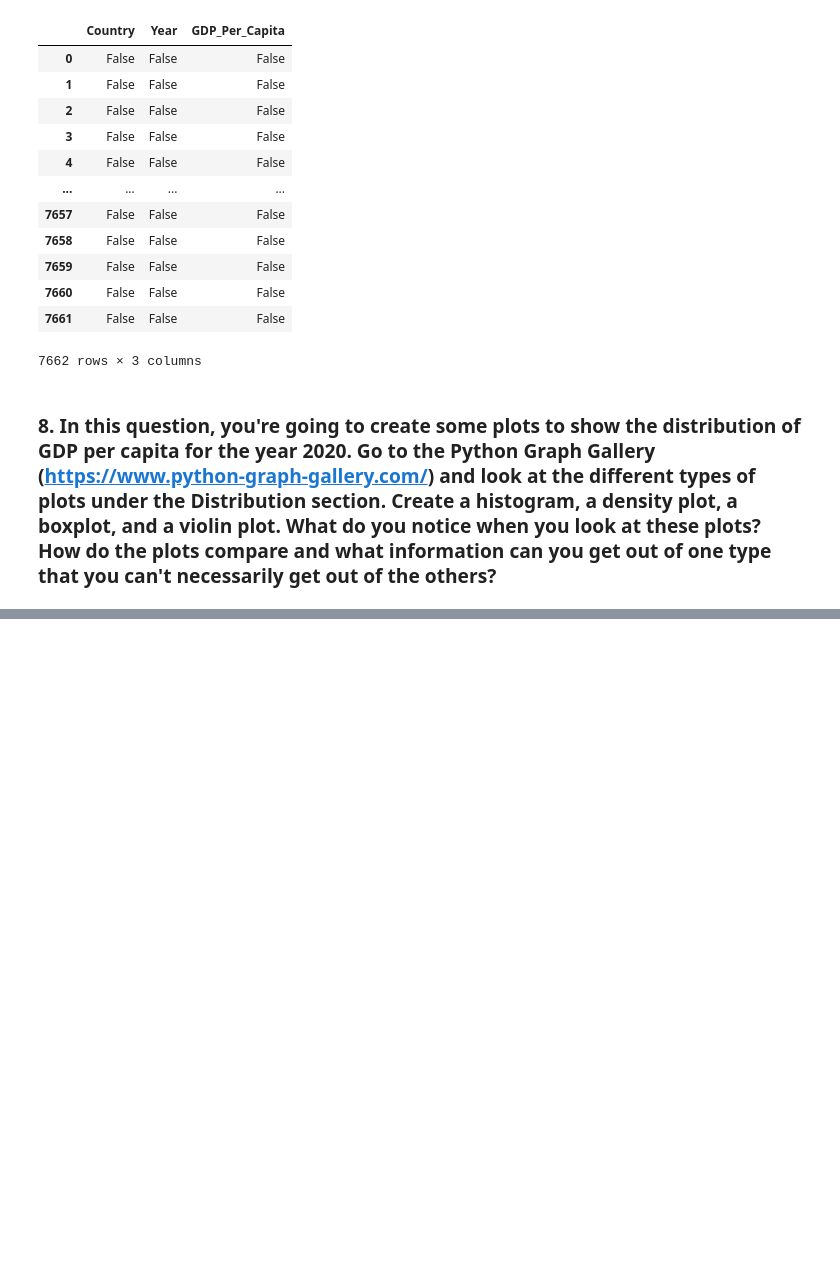
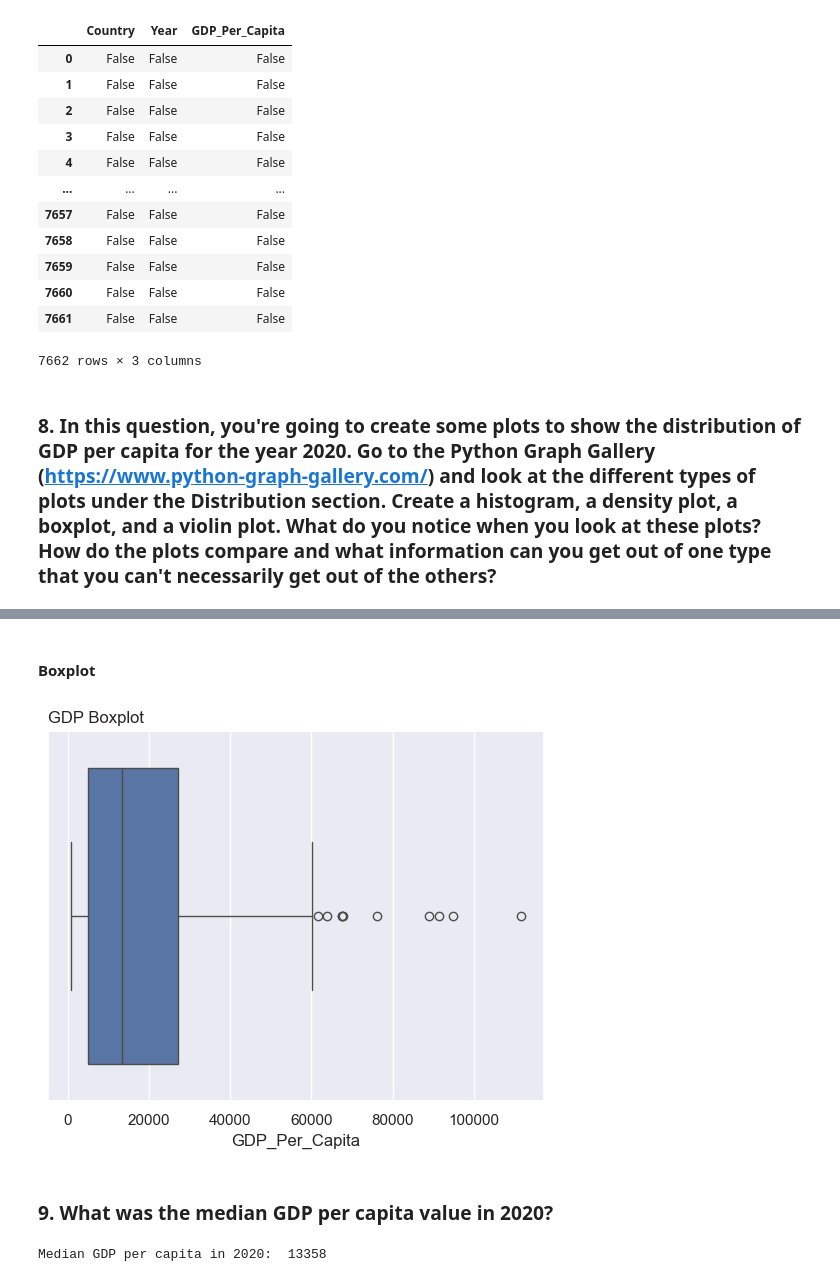
Before and after one commit to NSS-Data-Analytics-Cohort-12/un-python-ryanhartman247, a Jupyter notebook: notebooks/un_data_notebook.ipynb, the cells around one changed output, grey strips where cells are left out. Saved outputs shown, nothing was run; the diff lists cells and outputs as text; code cells hidden in the pictures; blank space fills up the shorter version.

```diff
--- a/notebooks/un_data_notebook.ipynb
+++ b/notebooks/un_data_notebook.ipynb
@@ -279,0 +275,16 @@ plt.show()
+# %% [markdown]
+#### Boxplot
+# %%
+sns.boxplot(x=gdp_df_2020.GDP_Per_Capita)
+# plt.xlabel('GDP Per Capita')   why doesn't this work??
+plt.title('GDP Boxplot', loc='left')
+plt.show()
+# %% [output]
+[figure, added]
+# %% [markdown]
+### 9. What was the median GDP per capita value in 2020?
+# %%
+median_gdp_2020 = gdp_df_2020.GDP_Per_Capita.median()
+print('Median GDP per capita in 2020: ', round(median_gdp_2020))
+# %% [output]
+Median GDP per capita in 2020:  13358
```
Also changed, not shown: parts of 15 cells of this notebook.
